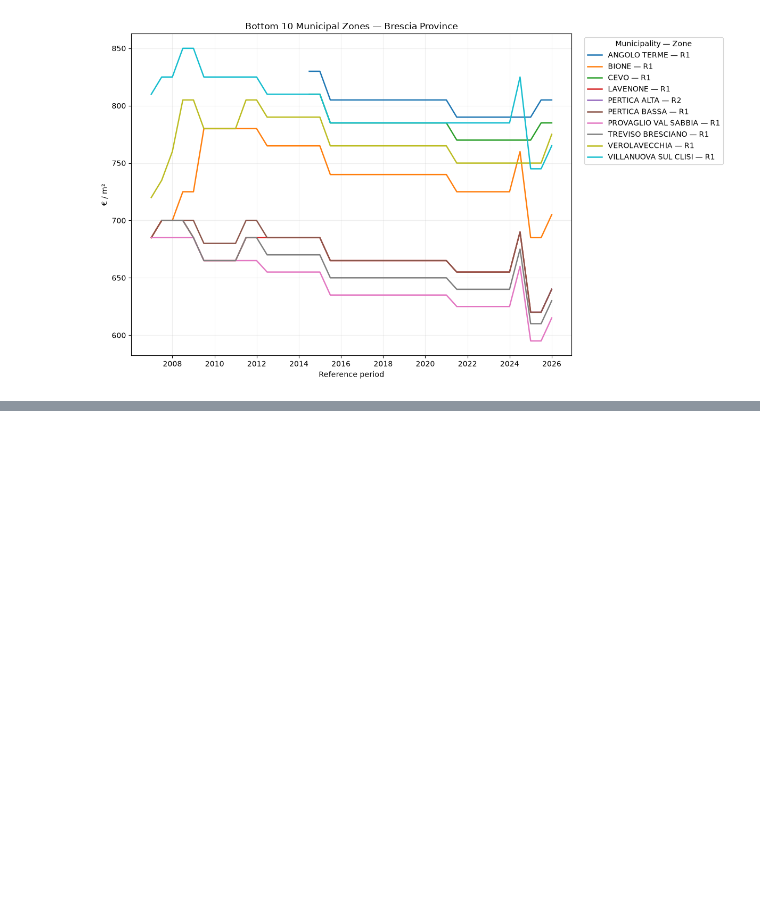
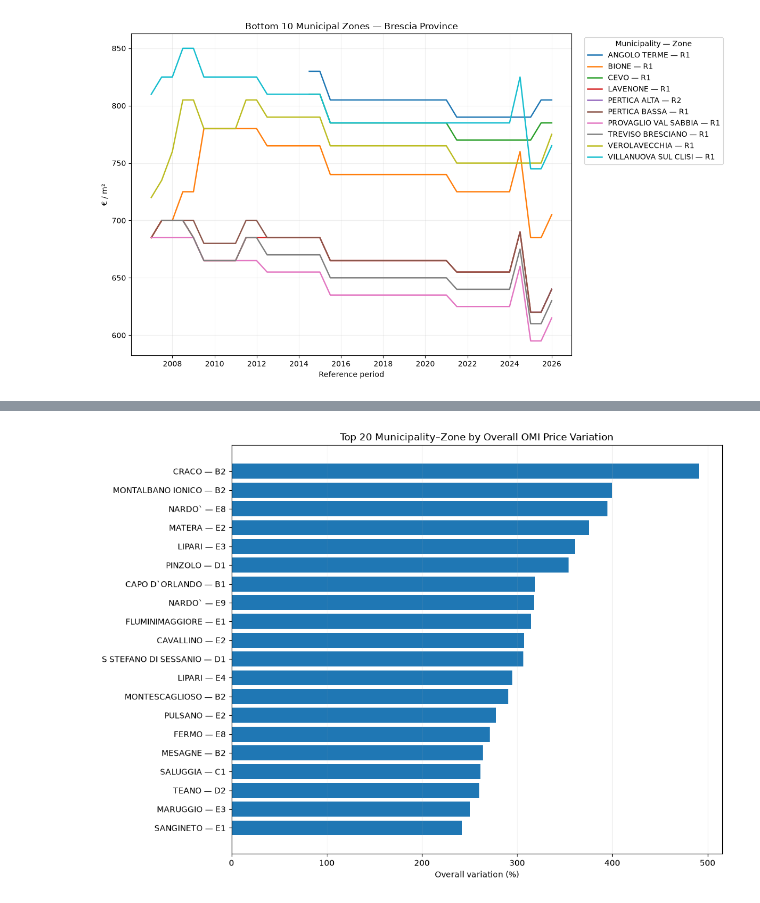
Before and after one commit to danielematix67-boop/italian-real-estate-analysis, a Jupyter notebook: notebooks/01.02_omi_quotations_exploration.ipynb, the cells around one changed output, grey strips where cells are left out. Cells and saved outputs as stored; diff of their text form; code cells hidden in the pictures; blank space fills up the shorter version.

```diff
--- a/notebooks/01.02_omi_quotations_exploration.ipynb
+++ b/notebooks/01.02_omi_quotations_exploration.ipynb
@@ -1199,0 +1341,31 @@ plt.show()
+# %%
+top_growth = (
+    overall_change
+    .nlargest(20, 'overall_change_pct')
+    .reset_index()
+    .sort_values('overall_change_pct')
+)
+
+fig, ax = plt.subplots(figsize=(11, 8))
+
+ax.barh(
+    top_growth['Comune_descrizione'] + ' — ' + top_growth['Zona'],
+    top_growth['overall_change_pct']
+)
+
+ax.set_title(
+    'Top 20 Municipality–Zone by Overall OMI Price Variation'
+)
+
+ax.set_xlabel('Overall variation (%)')
+ax.set_ylabel('')
+
+ax.grid(
+    axis='x',
+    alpha=0.2
+)
+
+fig.tight_layout()
+plt.show()
+# %% [output]
+[figure, added]
```
Also changed, not shown: parts of 13 cells of this notebook.
